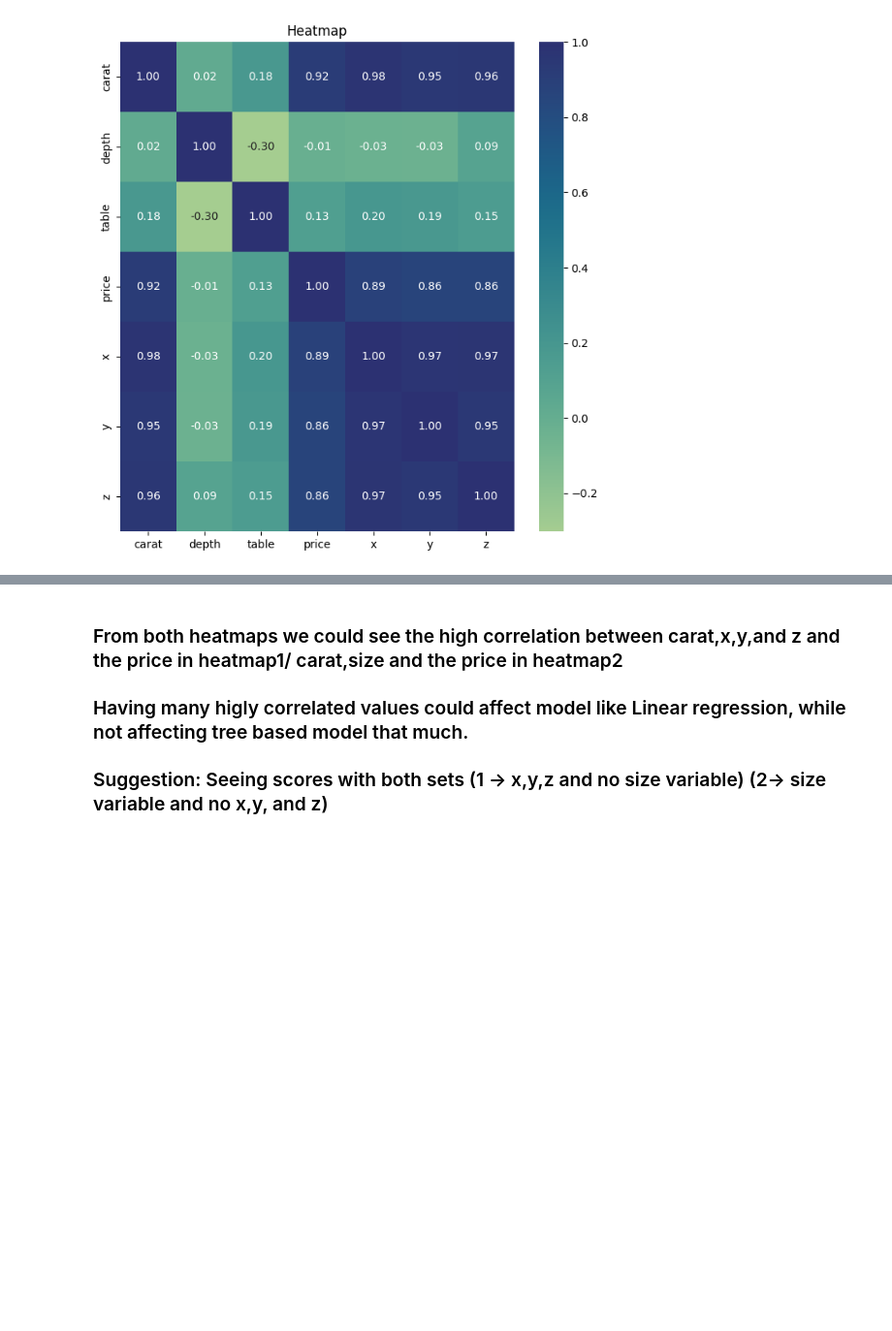
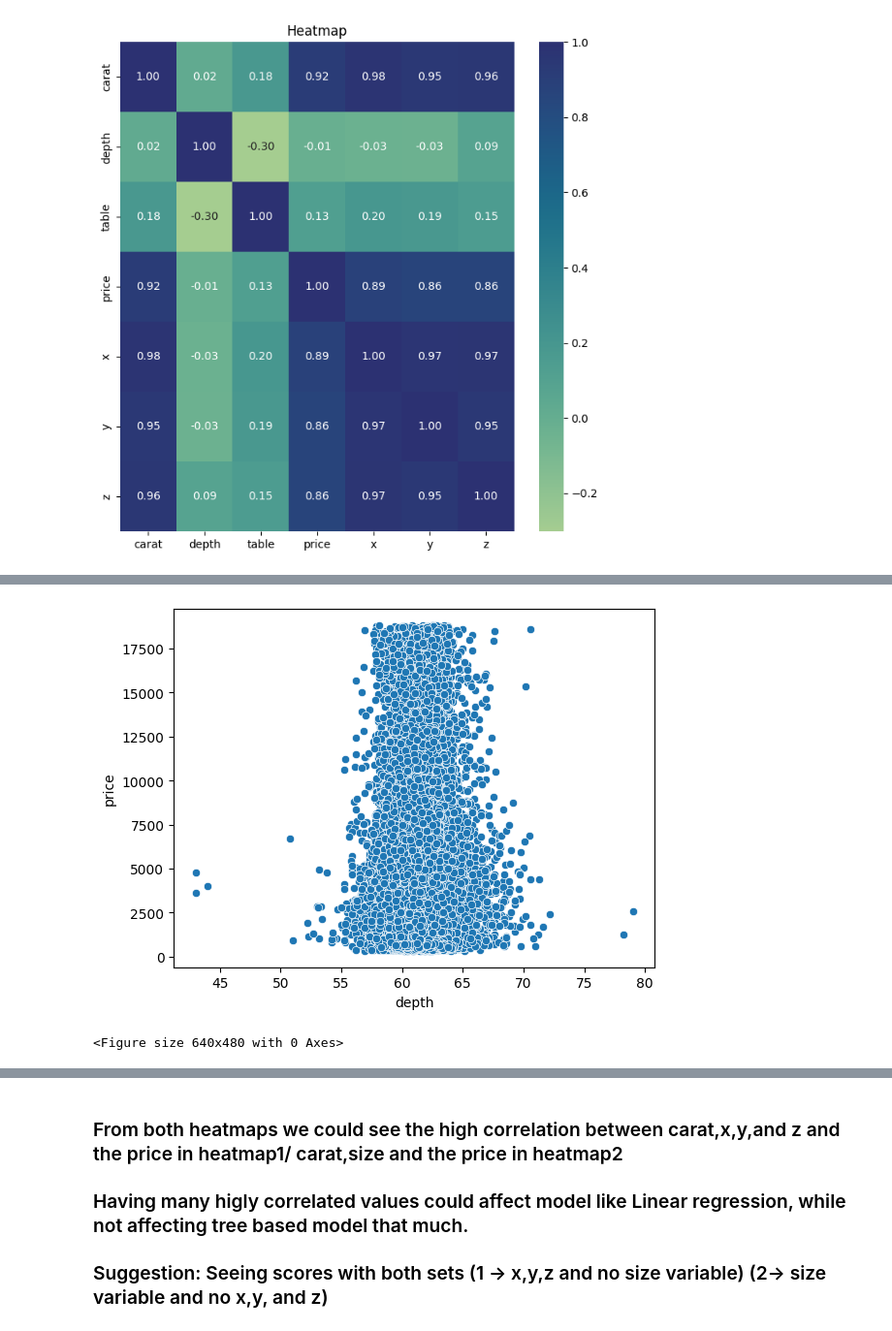
Before and after one commit to YSKAA423/Diamon_Price_Predictor, a Jupyter notebook: Diamond_Price_Predictor.ipynb, the cells around one changed output, grey strips where cells are left out. Shown: that part at 97% size. Saved outputs shown, nothing was run; the diff lists cells and outputs as text; code cells hidden in the pictures; blank space fills up the shorter version.

```diff
--- a/Diamond_Price_Predictor.ipynb
+++ b/Diamond_Price_Predictor.ipynb
@@ -257,0 +256,7 @@ plt.show()
+# %%
+sns.scatterplot(x='depth',y='price',data = p_copy)
+plt.show()
+plt.clf()
+# %% [output]
+[figure, added]
+<Figure size 640x480 with 0 Axes>
```
Also changed, not shown: parts of 20 cells of this notebook.
